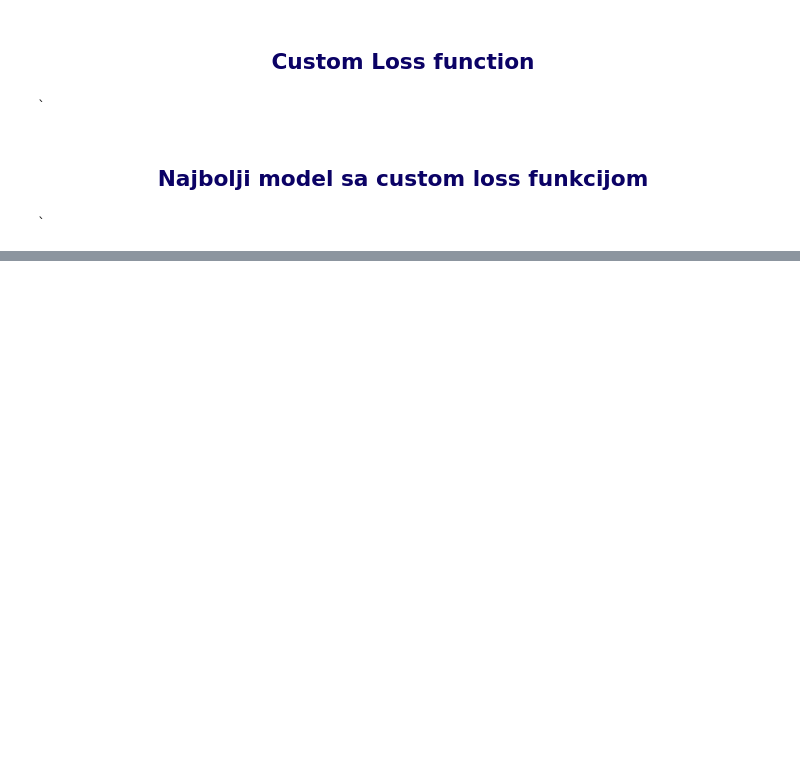
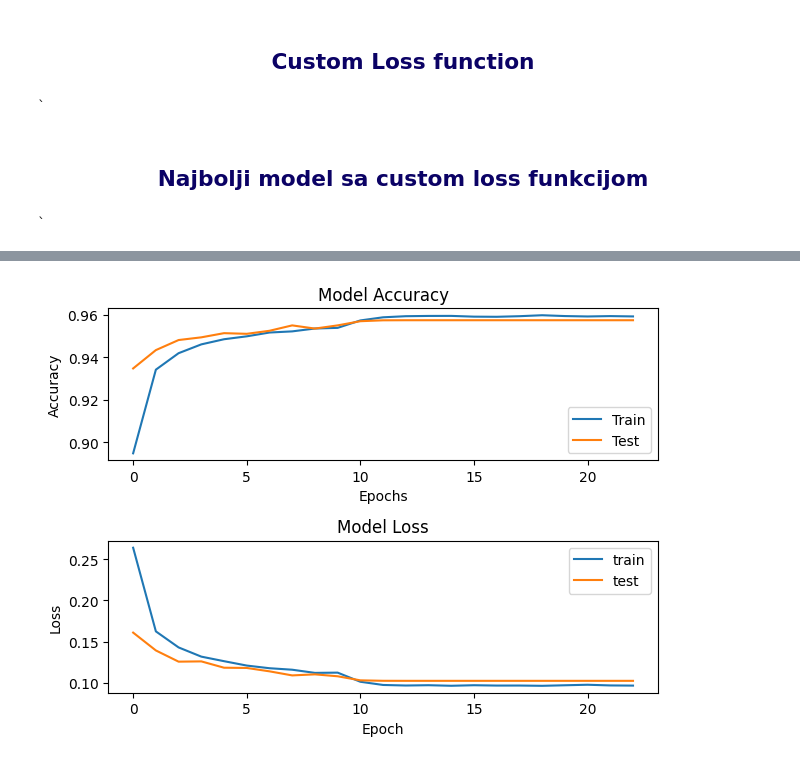
Before and after one commit to StevanGrujic/ML_Projekat3, a Jupyter notebook: airline-passenger-satisfaction.ipynb, the cells around one changed output, grey strips where cells are left out. Saved outputs shown, nothing was run; the diff lists cells and outputs as text; code cells hidden in the pictures; blank space fills up the shorter version.

```diff
--- a/airline-passenger-satisfaction.ipynb
+++ b/airline-passenger-satisfaction.ipynb
@@ -1372,0 +1467,26 @@ testing
+# %%
+from tensorflow.keras.callbacks import LearningRateScheduler
+
+def lr_schedule(epoch, lr):
+    """
+    Learning rate schedule function.
+    """
+    if epoch < 10:
+        return lr
+    else:
+        return lr * 0.1
+# %%
+# Compile the model
+optimizer = Adam(learning_rate=0.01)
+model_custom_lr.compile(loss='binary_crossentropy', optimizer=optimizer, metrics=['accuracy'])
+
+# Define the learning rate schedule callback
+lr_scheduler = LearningRateScheduler(lr_schedule)
+# %%
+# Train the model
+MODEL_CUSTOM_LR = model_custom_lr.fit(X_train, y_train,
+                          batch_size=1000,
+                          epochs=1000,
+                          callbacks =[es,lr_scheduler],
+                          verbose=2,
+                          validation_data=(X_test, y_test))
@@ -1372,0 +1511,20 @@ testing
+# %%
+fig = plt.figure()
+plt.subplot(2,1,1)
+plt.plot(MODEL_CUSTOM_LR.history['accuracy'])
+plt.plot(MODEL_CUSTOM_LR.history['val_accuracy'])
+plt.title('Model Accuracy')
+plt.ylabel('Accuracy')
+plt.xlabel('Epochs')
+plt.legend(['Train', 'Test'], loc='lower right')
+
+plt.subplot(2,1,2)
+plt.plot(MODEL_CUSTOM_LR.history['loss'])
+plt.plot(MODEL_CUSTOM_LR.history['val_loss'])
+plt.title('Model Loss')
+plt.ylabel('Loss')
+plt.xlabel('Epoch')
+plt.legend(['train', 'test'], loc='upper right')
+plt.tight_layout()
+# %% [output]
+[figure, added]
```
Also changed, not shown: parts of 52 cells of this notebook.
